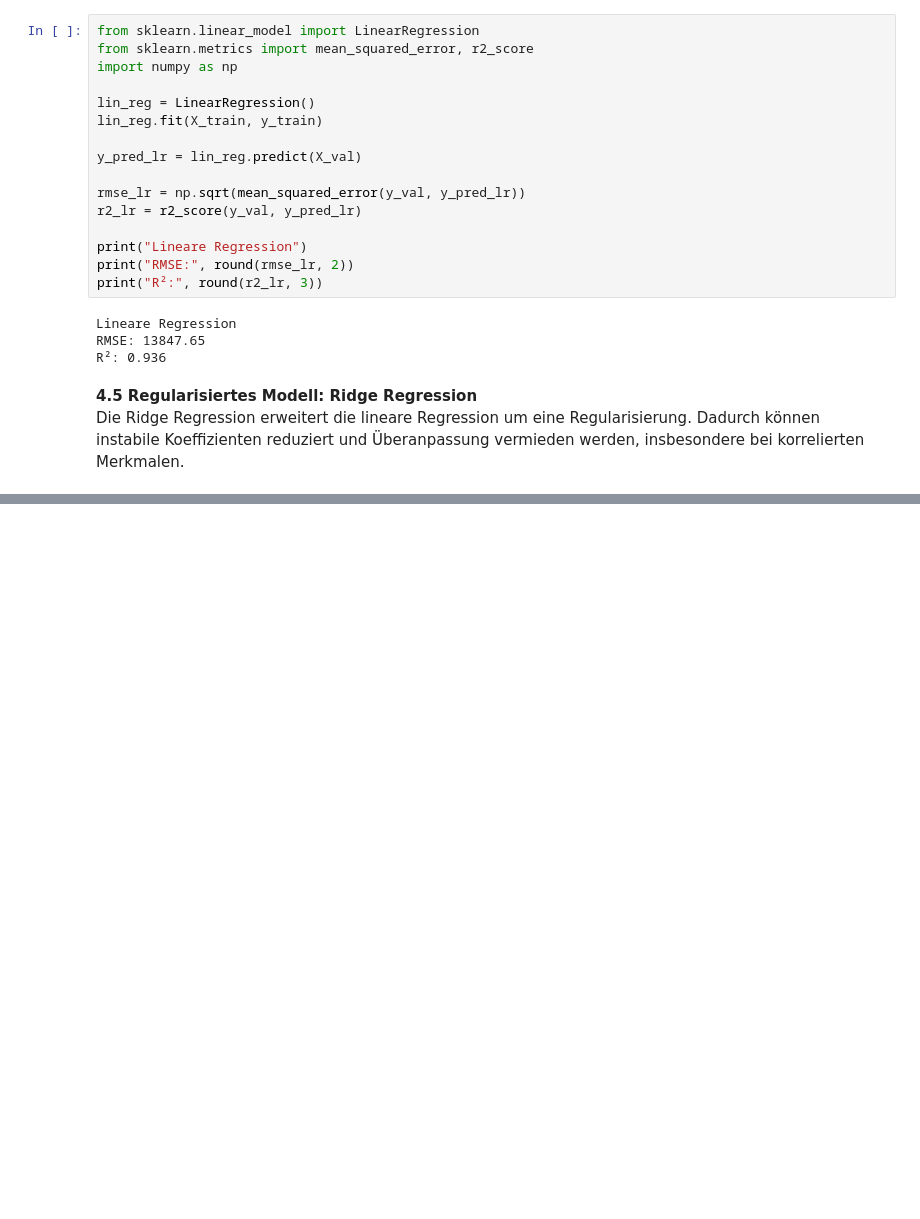
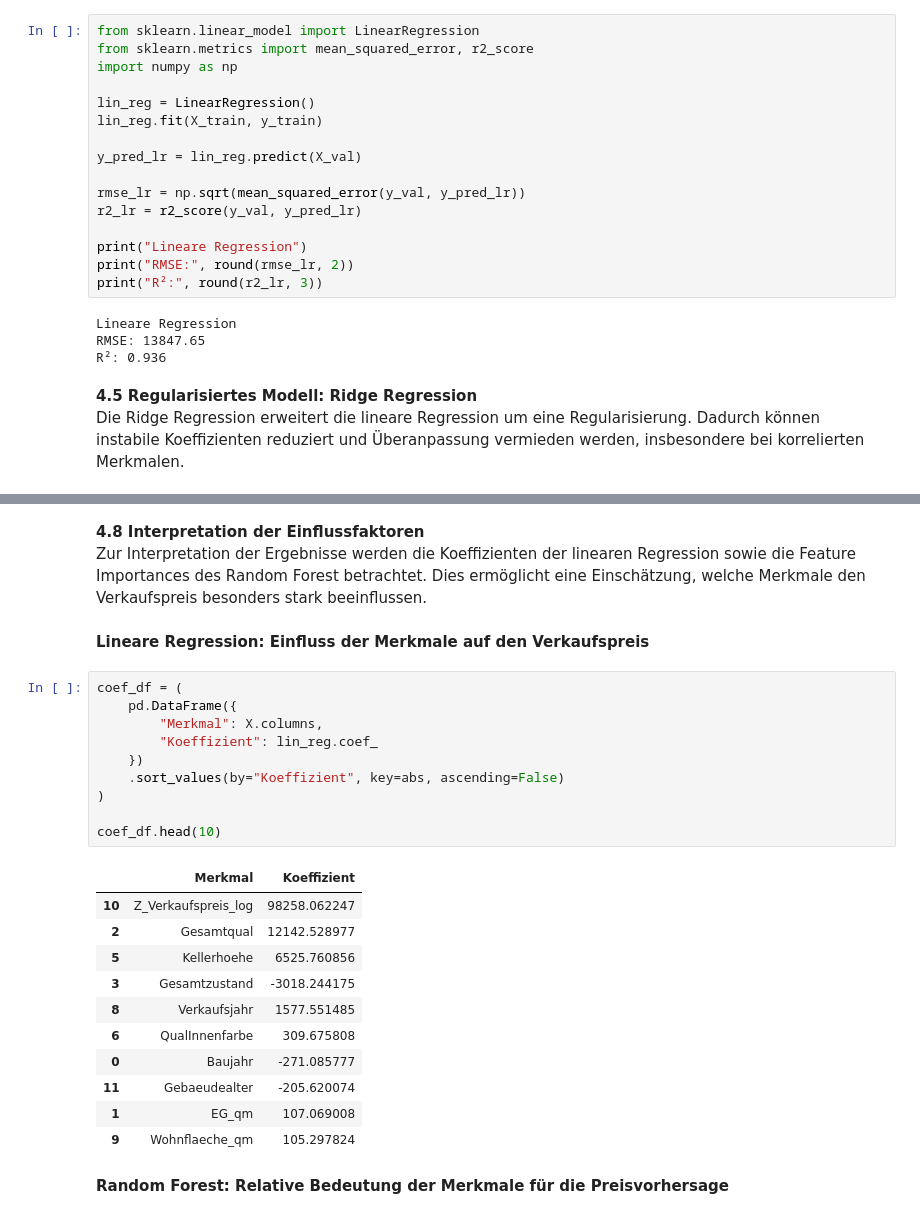
Before and after one commit to Miri-Mk/realestate_ds_analysis, a Jupyter notebook: realestate_ds_analysis.ipynb, the cells around one changed output, grey strips where cells are left out. Drawn from its saved outputs; the diff is of its cells as text; blank space fills up the shorter version.

```diff
--- a/realestate_ds_analysis.ipynb
+++ b/realestate_ds_analysis.ipynb
@@ -953,0 +990,30 @@ print("R²:", round(r2_ridge, 3))
+# %% [markdown]
+**4.8 Interpretation der Einflussfaktoren**
+Zur Interpretation der Ergebnisse werden die Koeffizienten der linearen Regression sowie die Feature Importances des Random Forest betrachtet.
+Dies ermöglicht eine Einschätzung, welche Merkmale den Verkaufspreis besonders stark beeinflussen.
+# %% [markdown]
+**Lineare Regression: Einfluss der Merkmale auf den Verkaufspreis**
+# %%
+coef_df = (
+    pd.DataFrame({
+        "Merkmal": X.columns,
+        "Koeffizient": lin_reg.coef_
+    })
+    .sort_values(by="Koeffizient", key=abs, ascending=False)
+)
+
+coef_df.head(10)
+# %% [output]
+|  | Merkmal | Koeffizient |
+| 10 | Z_Verkaufspreis_log | 98258.062247 |
+| 2 | Gesamtqual | 12142.528977 |
+| 5 | Kellerhoehe | 6525.760856 |
+| 3 | Gesamtzustand | -3018.244175 |
+| 8 | Verkaufsjahr | 1577.551485 |
+| 6 | QualInnenfarbe | 309.675808 |
+| 0 | Baujahr | -271.085777 |
+| 11 | Gebaeudealter | -205.620074 |
+| 1 | EG_qm | 107.069008 |
+| 9 | Wohnflaeche_qm | 105.297824 |
+# %% [markdown]
+**Random Forest: Relative Bedeutung der Merkmale für die Preisvorhersage**
```
Also changed, not shown: parts of 8 cells of this notebook.
